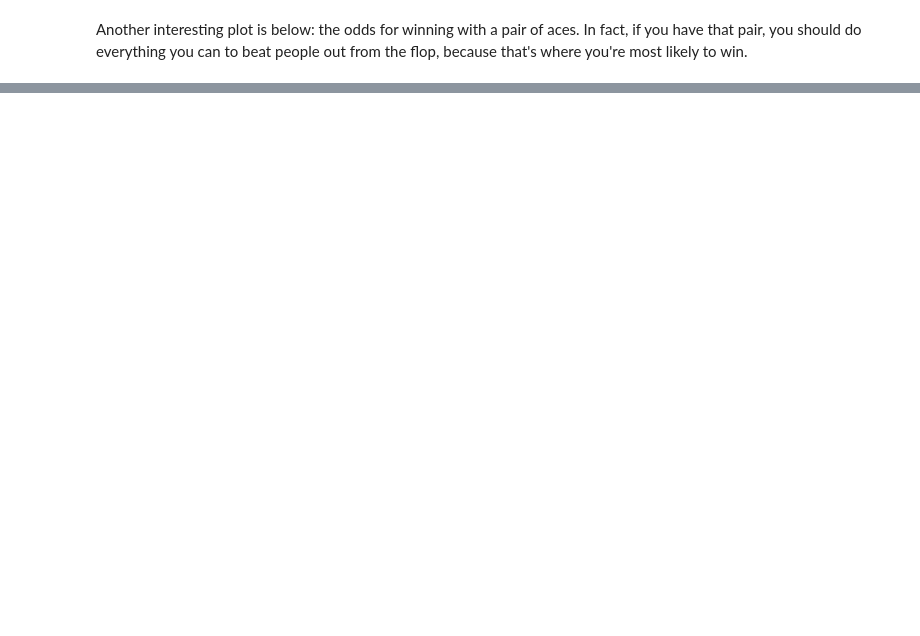
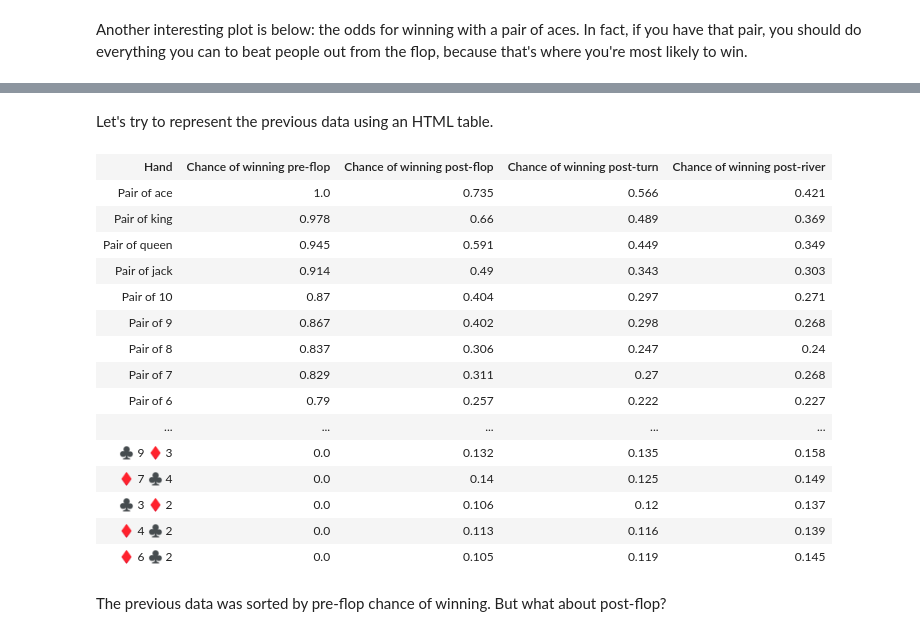
Before and after one commit to flothesof/posts, a Jupyter notebook: 20140726_PokerSimulation.ipynb, the cells around one changed output, grey strips where cells are left out. Drawn from its saved outputs; the diff is of its cells as text; code cells hidden in the pictures; blank space fills up the shorter version.

```diff
--- a/20140726_PokerSimulation.ipynb
+++ b/20140726_PokerSimulation.ipynb
@@ -492,0 +504,19 @@ Wall time: 14.7 s
+# %%
+%%time
+OPPONENT_NUMBER = 6
+NUMBER_OF_GAMES = 1000
+
+data = {}
+first_cards = new_card_game()[:13]
+second_cards = new_card_game()[13:26]
+for first_card in first_cards:
+    for second_card in second_cards:
+        starting_hand = [first_card, second_card]
+        result = winning_odds(starting_hand,
+                         OPPONENT_NUMBER,
+                         NUMBER_OF_GAMES)
+        pre_flop = result['pre-flop'] / float(NUMBER_OF_GAMES)
+        post_flop = result['post-flop'] / float(NUMBER_OF_GAMES)
+        post_turn = result['post-turn'] / float(NUMBER_OF_GAMES)
+        post_river = result['post-river'] / float(NUMBER_OF_GAMES)
+        data[(first_card, second_card)] = [pre_flop, post_flop, post_turn, post_river]
@@ -492,0 +525,58 @@ Wall time: 14.7 s
+# %% [markdown]
+Let's try to represent the previous data using an HTML table.
+# %%
+from IPython.display import HTML
+
+from collections import defaultdict
+
+def code_to_str(hand):
+    suites = {'s': '&spades;', 'c': '&clubs;',
+              'd': '&diams;', 'h': '&hearts;'}
+    numbers = dict(zip(range(2, 15), map(str, range(2, 11)) + ['jack', 'queen', 'king', 'ace']))
+
+    if hand[0][1] == hand[1][1]:
+        return "Pair of " + numbers[hand[0][1]]
+    else:
+        [low, high] = sorted(hand, key=lambda item: item[1])
+        return " ".join((suites[high[0]],
+                         numbers[high[1]],
+                         suites[low[0]],
+                         numbers[low[1]]))
+src = """<table>
+ <tr>
+   <th>Hand</th>
+   <th>Chance of winning pre-flop</th>
+   <th>Chance of winning post-flop</th>
+   <th>Chance of winning post-turn</th>
+   <th>Chance of winning post-river</th>
+ </tr>
+   {0}
+</table>""".format("".join(["""<tr><td>{0}</td>
+                            <td>{1[0]}</td>
+                            <td>{1[1]}</td>
+                            <td>{1[2]}</td>
+                            <td>{1[3]}</td>
+                            </tr>""".format(code_to_str(item), data[item]) for item in sorted(data,
+                                                                                 key=lambda item: data[item][0],
+                                                                                 reverse=True)]))
+
+HTML(src)
+# %% [output]
+| Hand | Chance of winning pre-flop | Chance of winning post-flop | Chance of winning post-turn | Chance of winning post-river |
+| Pair of ace | 1.0 | 0.735 | 0.566 | 0.421 |
+| Pair of king | 0.978 | 0.66 | 0.489 | 0.369 |
+| Pair of queen | 0.945 | 0.591 | 0.449 | 0.349 |
+| Pair of jack | 0.914 | 0.49 | 0.343 | 0.303 |
+| Pair of 10 | 0.87 | 0.404 | 0.297 | 0.271 |
+| Pair of 9 | 0.867 | 0.402 | 0.298 | 0.268 |
+| Pair of 8 | 0.837 | 0.306 | 0.247 | 0.24 |
+| Pair of 7 | 0.829 | 0.311 | 0.27 | 0.268 |
+| Pair of 6 | 0.79 | 0.257 | 0.222 | 0.227 |
+| ... | ... | ... | ... | ... |
+| ♣ 9 ♦ 3 | 0.0 | 0.132 | 0.135 | 0.158 |
+| ♦ 7 ♣ 4 | 0.0 | 0.14 | 0.125 | 0.149 |
+| ♣ 3 ♦ 2 | 0.0 | 0.106 | 0.12 | 0.137 |
+| ♦ 4 ♣ 2 | 0.0 | 0.113 | 0.116 | 0.139 |
+| ♦ 6 ♣ 2 | 0.0 | 0.105 | 0.119 | 0.145 |
+# %% [markdown]
+The previous data was sorted by pre-flop chance of winning. But what about post-flop?
```
Also changed, not shown: parts of 32 cells of this notebook.
